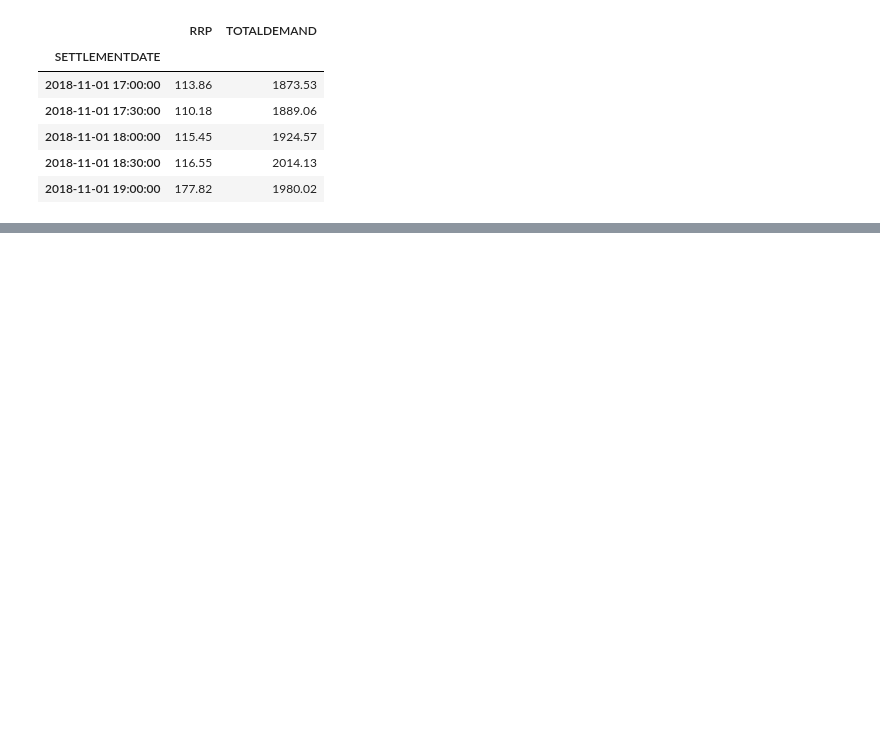
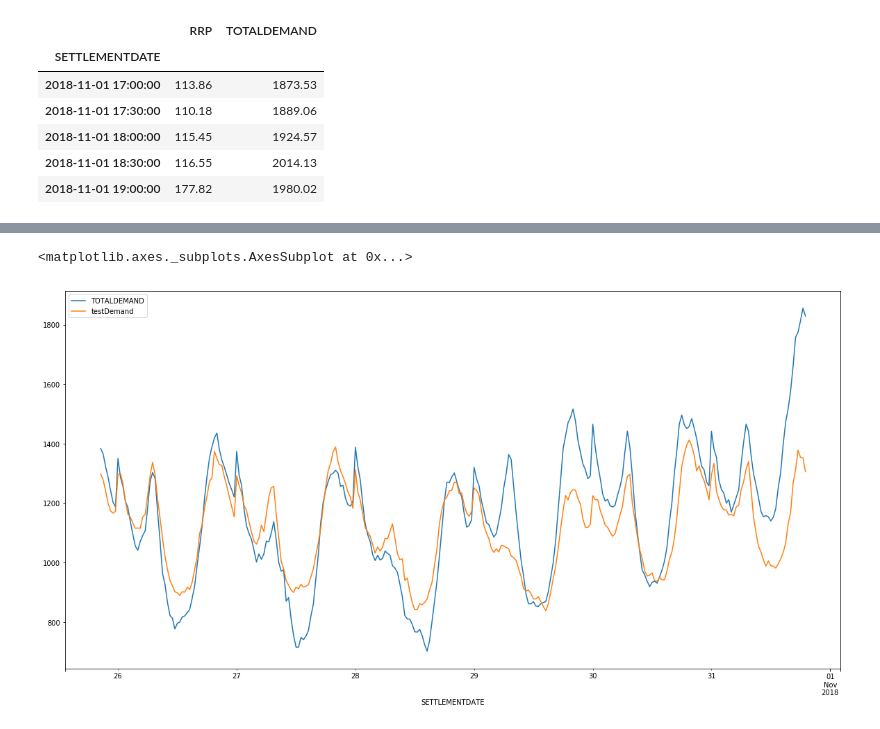
Before and after one commit to shashankgd/EL_Demo, a Jupyter notebook: EL_demand2.ipynb, the cells around one changed output, grey strips where cells are left out. Drawn from its saved outputs; the diff is of its cells as text; code cells hidden in the pictures; blank space fills up the shorter version.

```diff
--- a/EL_demand2.ipynb
+++ b/EL_demand2.ipynb
@@ -267,0 +241,15 @@ SETTLEMENTDATE
+# %%
+# Get future n dates for forcased values
+def get_dates(duration,basedate):
+    from datetime import datetime
+    date =  basedate
+    dates = pd.DataFrame(index=pd.date_range(date, periods=duration+1, freq='1800s')).iloc[1:,:]
+    return dates
+
+result = pd.DataFrame()
+result = pd.concat([result, dataset.iloc[-(X_test.shape[0]+48):-48,1]], axis=1)
+result['testDemand'] = testDemand
+
+print(result.tail())
+result.plot()
+# %% [output]
@@ -267,0 +263,2 @@ SETTLEMENTDATE
+<matplotlib.axes._subplots.AxesSubplot at 0x...>
+[figure, added]
```
Also changed, not shown: parts of 9 cells of this notebook, 1 other file.
